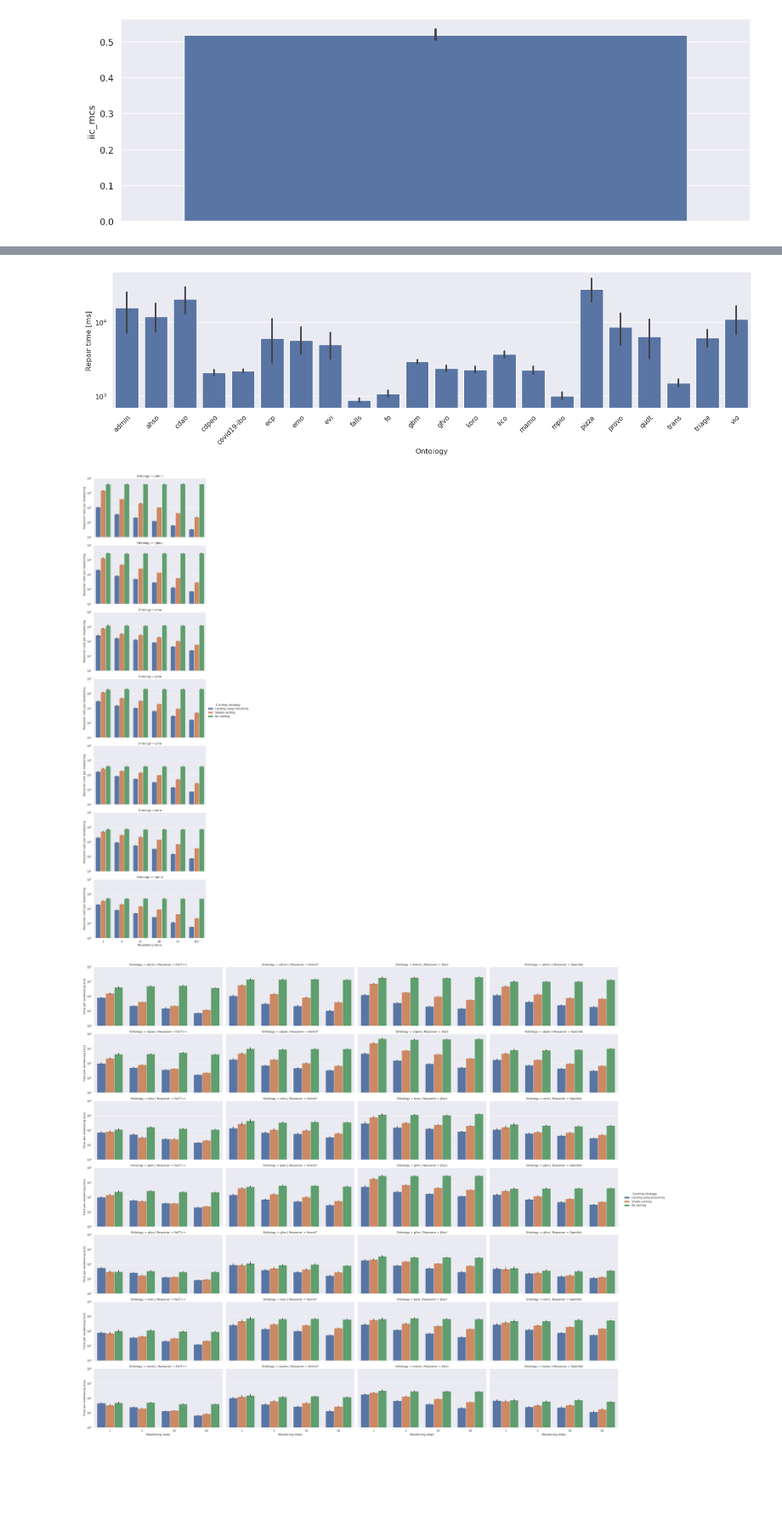
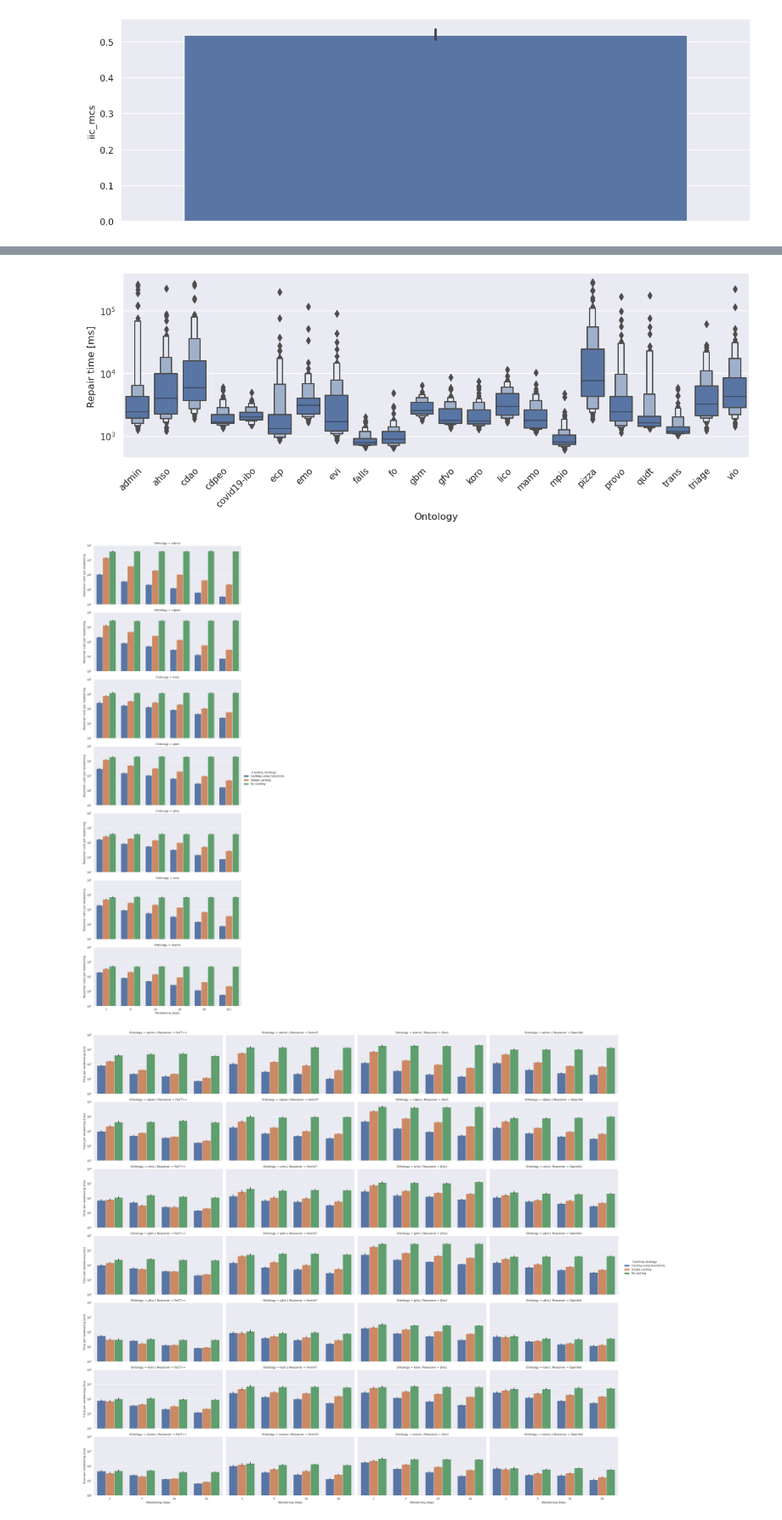
Before and after one commit to rolandbernard/paper-axiom-weakening, a Jupyter notebook: experiments/scripts/explore.ipynb, the cells around one changed output, grey strips where cells are left out. Shown at 85% size. Saved outputs shown, nothing was run; the diff lists cells and outputs as text; code cells hidden in the pictures; blank space fills up the shorter version.

```diff
--- a/experiments/scripts/explore.ipynb
+++ b/experiments/scripts/explore.ipynb
@@ -162,23 +214,23 @@ plt.savefig('../../figures/steps-ontology-bar.png', dpi=400, bbox_inches = "tigh
 # %%
 order = np.unique(repair_data['Ontology'])
-sns.catplot(data=repair_data, kind='bar', x='Ontology',
-            y='Repair time [ms]', height=4, aspect=4, color='b', order=order, n_boot=5_000, seed=10)
+sns.catplot(data=repair_data, kind='boxen', x='Ontology',
+            y='Repair time [ms]', height=4, aspect=3, color='b', order=order, n_boot=5_000, seed=10)
 plt.xticks(rotation=45, ha='right', rotation_mode='anchor')
 plt.yscale('log')
-plt.savefig('../../figures/time-ontology-bar.png', dpi=400, bbox_inches = "tight")
+plt.savefig('../../figures/time-ontology-violin.png', dpi=100, bbox_inches = "tight")
 # %% [output]
-[figure, old version]
+[figure, new version]
 # %%
 row_order = np.unique(cache_data['Ontology'])
 order = pd.Index(['Caching using transitivity', 'Simple caching',
                  'No caching'], name='Caching strategy')
 g = sns.catplot(data=cache_data, kind='bar', x='Weakening steps', y='Reasoner calls per weakening',
-                hue='Caching strategy', row='Ontology', height=4, aspect=2, hue_order=order, row_order=row_order, n_boot=5_000, seed=10)
+                hue='Caching strategy', row='Ontology', height=4, aspect=2.5, hue_order=order, row_order=row_order, n_boot=5_000, seed=10)
 plt.yscale('log')
 plt.ylim((10, 10**5))
-plt.savefig('../../figures/calls-cache-ontology-bar.png', dpi=400, bbox_inches = "tight")
+plt.savefig('../../figures/calls-cache-ontology-bar.png', dpi=100, bbox_inches = "tight")
 # %% [output]
-[figure, old version]
+[figure, new version]
 # %%
 row_order = np.unique(cache_data['Ontology'])
 order = pd.Index(['Caching using transitivity', 'Simple caching',
```
Also changed, not shown: parts of 15 cells of this notebook, 8 other files.
